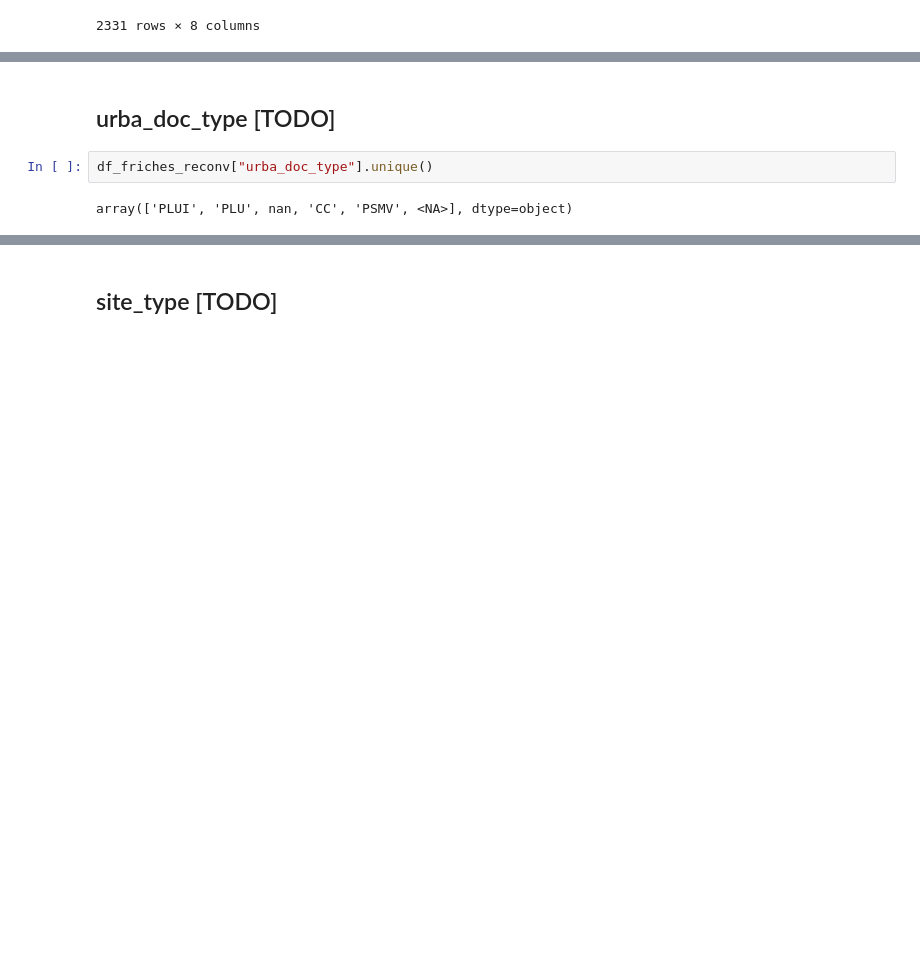
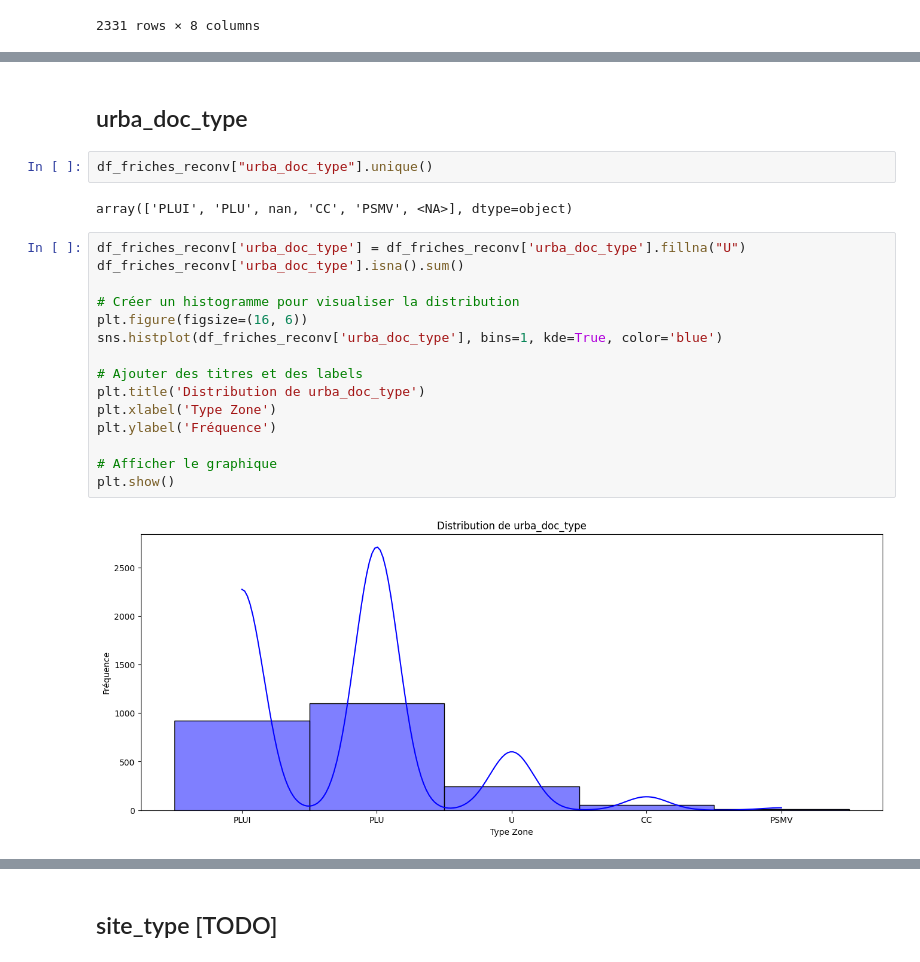
Before and after one commit to heuzef/cartofriches, a Jupyter notebook: profil/ml/ml_cartofriches_preprocess.ipynb, the cells around one changed output, grey strips where cells are left out. Saved outputs shown, nothing was run; the diff lists cells and outputs as text; blank space fills up the shorter version.

```diff
--- a/profil/ml/ml_cartofriches_preprocess.ipynb
+++ b/profil/ml/ml_cartofriches_preprocess.ipynb
@@ -1139,7 +1139,24 @@ df_friches_reconv
 2331 rows × 50 columns
 # %% [markdown]
-## urba_doc_type [TODO]
+## urba_doc_type
 # %%
 df_friches_reconv["urba_doc_type"].unique()
 # %% [output]
 array(['PLUI', 'PLU', nan, 'CC', 'PSMV', <NA>], dtype=object)
+# %%
+df_friches_reconv['urba_doc_type'] = df_friches_reconv['urba_doc_type'].fillna("U")
+df_friches_reconv['urba_doc_type'].isna().sum()
+
+# Créer un histogramme pour visualiser la distribution
+plt.figure(figsize=(16, 6))
+sns.histplot(df_friches_reconv['urba_doc_type'], bins=1, kde=True, color='blue')
+
+# Ajouter des titres et des labels
+plt.title('Distribution de urba_doc_type')
+plt.xlabel('Type Zone')
+plt.ylabel('Fréquence')
+
+# Afficher le graphique
+plt.show()
+# %% [output]
+[figure, added]
```
Also changed, not shown: parts of 10 cells of this notebook, 1 other file.
